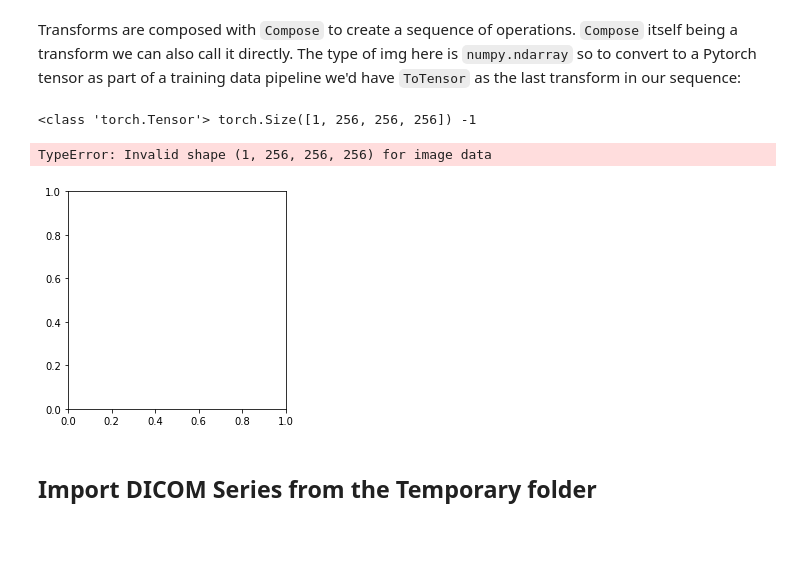
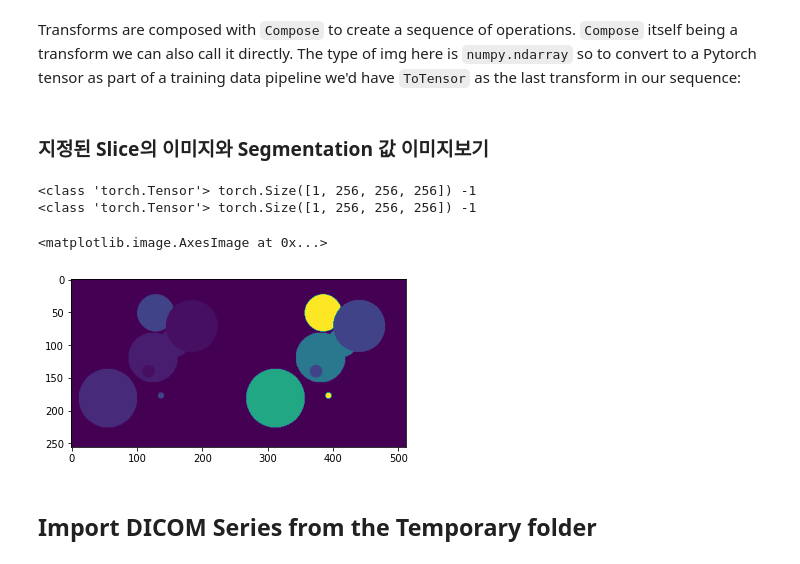
Before and after one commit to RichardFork/MONAIBootcamp2021, a Jupyter notebook: day1/1. Getting Started with MONAI_solution.ipynb, the cells around one changed output. Cells and saved outputs as stored; diff of their text form; code cells hidden in the pictures; blank space fills up the shorter version.

Commit message:
dicom image read, window filter code 추가

```diff
--- a/day1/1. Getting Started with MONAI_solution.ipynb
+++ b/day1/1. Getting Started with MONAI_solution.ipynb
@@ -213,15 +213,28 @@ for i in range(5):
 Transforms in MONAI are callable objects accepting inputs from initial data in a dataset or previous transforms. We can create and call these directly without any infrastructure or system setup as components in MONAI are designed to be as decoupled as possible. For example we can load one of our Nifti files directly by creating the transform and calling it.
 # %% [markdown]
 Transforms are composed with `Compose` to create a sequence of operations. `Compose` itself being a transform we can also call it directly. The type of img here is `numpy.ndarray` so to convert to a Pytorch tensor as part of a training data pipeline we'd have `ToTensor` as the last transform in our sequence:
+# %% [markdown]
+### 지정된 Slice의 이미지와 Segmentation 값 이미지보기
 # %%
 trans = Compose([LoadImage(image_only=True), AddChannel(), ToTensor()])
 img = trans(filenames[0]["img"])
 print(type(img), img.shape, img.get_device())
-plt.imshow(img)
+
+slice = 100
+imgshot = img[0][:][:][slice]
+
+seg = trans(filenames[0]["seg"])
+segshot = seg[0][:][:][slice]
+print(type(seg), seg.shape, seg.get_device())
+
+imgseg = np.hstack([imgshot, segshot])
+
+plt.imshow(imgseg)
 # %% [output]
 <class 'torch.Tensor'> torch.Size([1, 256, 256, 256]) -1
+<class 'torch.Tensor'> torch.Size([1, 256, 256, 256]) -1
-TypeError: Invalid shape (1, 256, 256, 256) for image data
+<matplotlib.image.AxesImage at 0x...>
-[figure, old version]
+[figure, new version]
 # %% [markdown]
 ## Import DICOM Series from the Temporary folder
 # %%
```
Also changed, not shown: parts of 7 cells of this notebook.
